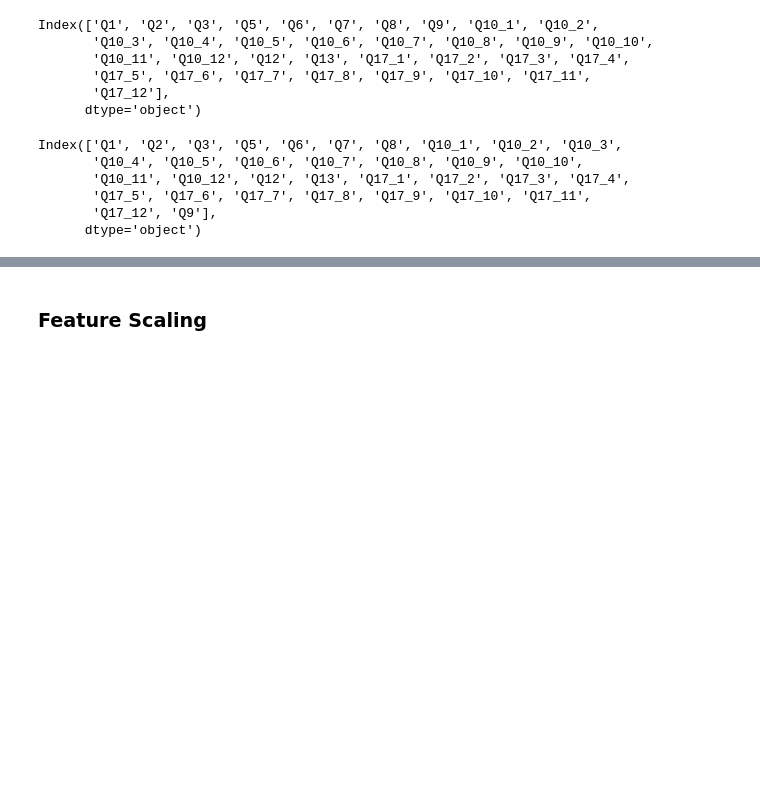
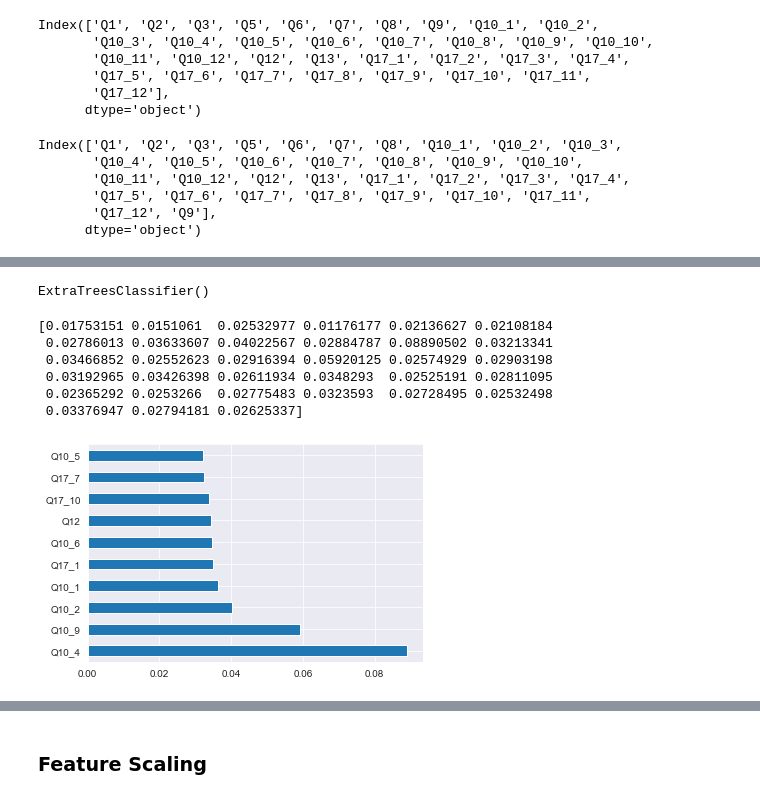
Before and after one commit to jnajera06/PiRates.Stress, a Jupyter notebook: stresslevel.ipynb, the cells around one changed output, grey strips where cells are left out. Cells and saved outputs as stored; diff of their text form; code cells hidden in the pictures; blank space fills up the shorter version.

Commit message:
Feature selection and test algorithm

```diff
--- a/stresslevel.ipynb
+++ b/stresslevel.ipynb
@@ -667,3 +675,5 @@ Reindex column Q9 (dependent feature) to the end that represents How is the stre
+# %%
+dataset_1.drop(columns =['Q11', 'Q18'], inplace = True)
 # %%
 dataset_1.columns
 # %% [output]
@@ -676,9 +686,9 @@ Index(['Q1', 'Q2', 'Q3', 'Q5', 'Q6', 'Q7', 'Q8', 'Q9', 'Q10_1', 'Q10_2',
 # %%
 dataset_1 = dataset_1.reindex(columns=['Q1', 'Q2', 'Q3', 'Q5', 'Q6', 'Q7', 'Q8', 'Q10_1', 'Q10_2',
        'Q10_3', 'Q10_4', 'Q10_5', 'Q10_6', 'Q10_7', 'Q10_8', 'Q10_9', 'Q10_10',
-       'Q10_11', 'Q10_12', 'Q12', 'Q13', 'Q17_1', 'Q17_2', 'Q17_3',
-       'Q17_4', 'Q17_5', 'Q17_6', 'Q17_7', 'Q17_8', 'Q17_9', 'Q17_10',
-       'Q17_11', 'Q17_12', 'Q9'])
+       'Q10_11', 'Q10_12', 'Q12', 'Q13', 'Q17_1', 'Q17_2', 'Q17_3', 'Q17_4',
+       'Q17_5', 'Q17_6', 'Q17_7', 'Q17_8', 'Q17_9', 'Q17_10', 'Q17_11',
+       'Q17_12', 'Q9'])
 # %%
 dataset_1.columns
 # %% [output]
@@ -700,0 +745,5 @@ dataset_1.sample(5)
+# %%
+#Selection of independent and dependent features
+
+X = dataset_1.iloc[:,0:33]  #independent columns
+y = dataset_1.iloc[:,-1]    #target column i.e Stress Level dependent columns
@@ -700,0 +805,21 @@ dataset_1.sample(5)
+# %%
+model = ExtraTreesClassifier()
+model.fit(X,y)
+# %% [output]
+ExtraTreesClassifier()
+# %%
+print(model.feature_importances_) #use inbuilt class feature_importances of tree based classifiers
+# %% [output]
+[0.01753151 0.0151061  0.02532977 0.01176177 0.02136627 0.02108184
+ 0.02786013 0.03633607 0.04022567 0.02884787 0.08890502 0.03213341
+ 0.03466852 0.02552623 0.02916394 0.05920125 0.02574929 0.02903198
+ 0.03192965 0.03426398 0.02611934 0.0348293  0.02525191 0.02811095
+ 0.02365292 0.0253266  0.02775483 0.0323593  0.02728495 0.02532498
+ 0.03376947 0.02794181 0.02625337]
+# %%
+#plot graph of feature importances for better visualization
+feat_importances = pd.Series(model.feature_importances_, index=X.columns)
+feat_importances.nlargest(10).plot(kind='barh')
+plt.show()
+# %% [output]
+[figure, added]
```
Also changed, not shown: parts of 74 cells of this notebook.
